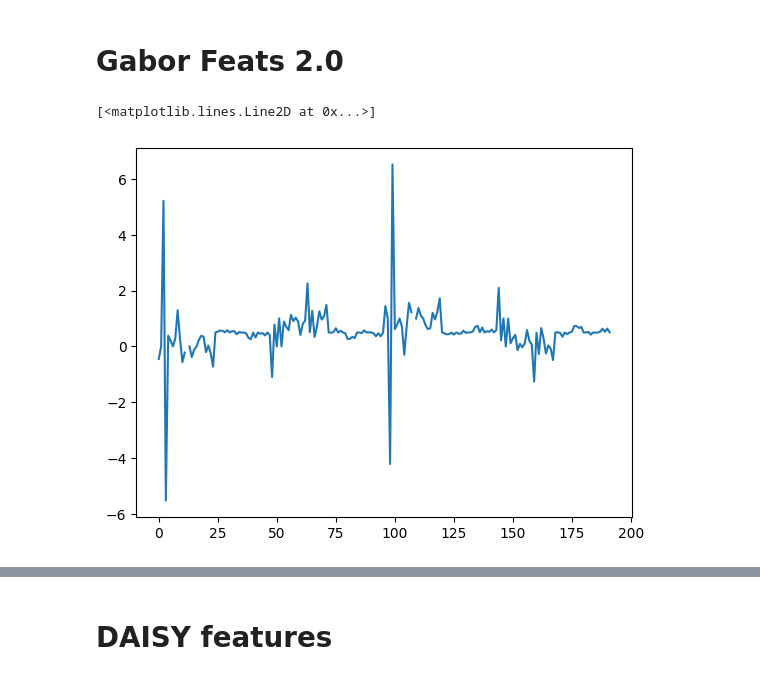
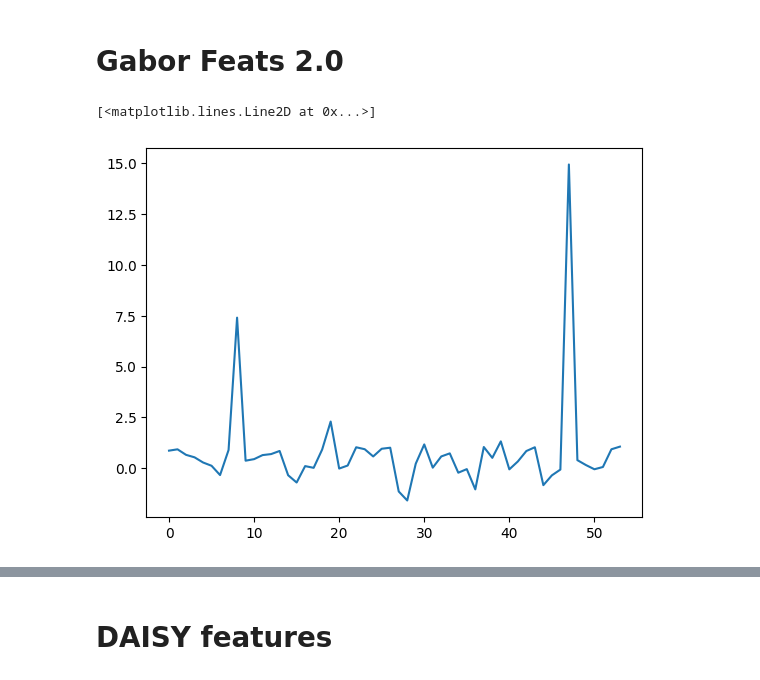
Before and after one commit to hippogriffi/CBIRS, a Jupyter notebook: GUI Devolpment/Progs/demo_test.ipynb, the cells around one changed output, grey strips where cells are left out. Drawn from its saved outputs; the diff is of its cells as text; code cells hidden in the pictures.

```diff
--- a/GUI Devolpment/Progs/demo_test.ipynb
+++ b/GUI Devolpment/Progs/demo_test.ipynb
@@ -388,13 +395,18 @@ def gabor(img, g_kernals, type_h, slice_n, norm):
         histogram /= np.sum(histogram, axis = 0)
 
     return histogram.flatten()
+# %%
+def gabor_db_feats(img_db, g_kernals, type_h, slice_n, norm):
+    db_features = []
+    for img in img_db:
+        db_features.append(gabor(img, g_kernals, type_h, slice_n, norm))
+    db_df = DataFrame(db_features)
+    return db_df
 # %%
 test_kernals = build_gabor_kernals(4, (0.1, 0.5, 0.8), (1,3))
-test777 = gabor(img_data[18], test_kernals, 'reigon', 2, norm=True)
-
-#gabor_feats2 = gabor(img, test_kernals, 'global', 2, True)
+test777 = gabor_db_feats(img_data, test_kernals, 'reigon', 2, norm=True)
 # %%
-plt.plot(test777)
+plt.plot(test777[3])
 # %% [output]
 [<matplotlib.lines.Line2D at 0x...>]
-[figure, old version]
+[figure, new version]
```
Also changed, not shown: parts of 24 cells of this notebook.
